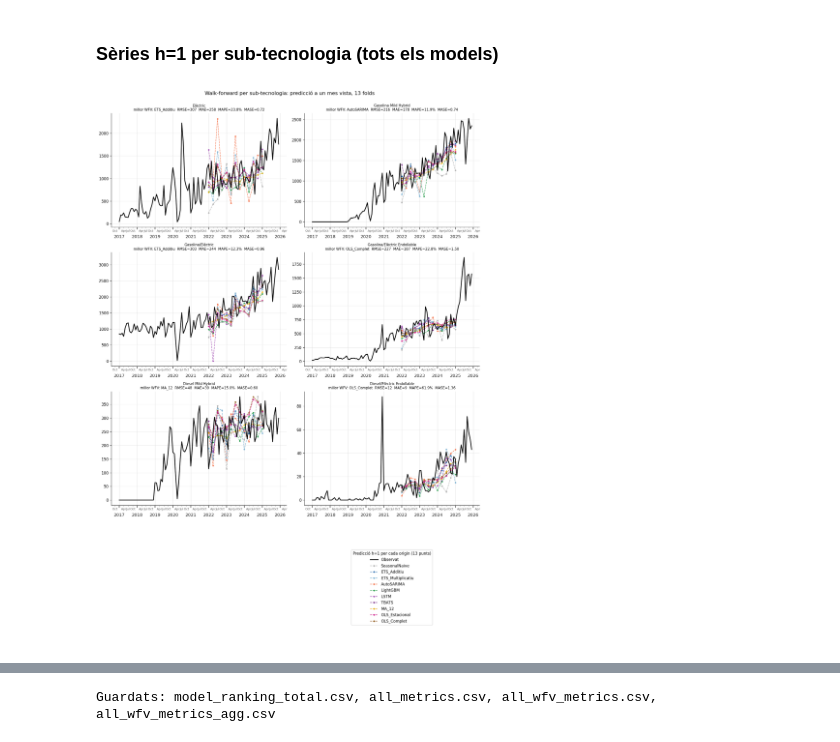
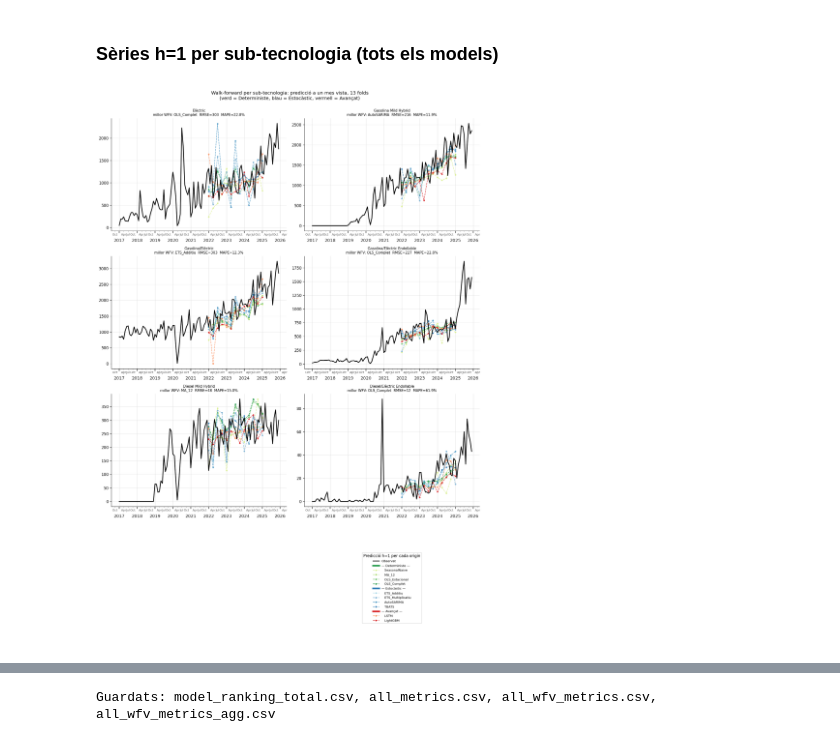
Before and after one commit to C0SBEL/projecte-forecasting, a Jupyter notebook: notebooks/evaluation.ipynb, the cells around one changed output, grey strips where cells are left out. Saved outputs shown, nothing was run; the diff lists cells and outputs as text; code cells hidden in the pictures.

```diff
--- a/notebooks/evaluation.ipynb
+++ b/notebooks/evaluation.ipynb
@@ -648,43 +735,50 @@ fig, axes = plt.subplots(4, 2, figsize=(14, 20))
 axes_flat = axes.flatten()
 
 for i, tech in enumerate(SUB_TECHS):
     ax = axes_flat[i]
     s = pivot_full_ev[tech]
     ax.plot(s.index, s.values, color='black', lw=2, zorder=10)
 
     sub = wfv_forecasts_raw[
         (wfv_forecasts_raw['Tecnologia'] == tech)
         & (wfv_forecasts_raw['h'] == 1)
     ]
-    for model_name in sorted(sub['Model'].unique()):
+    # Ordenar per família
+    models_ordered = sorted(sub['Model'].unique(),
+                            key=lambda m: (FAMILY_ORDER.index(FAMILY_OF[m]), m))
+    for model_name in models_ordered:
         msub = sub[sub['Model'] == model_name].sort_values('date')
         ax.plot(pd.to_datetime(msub['date']), msub['predicted'],
                 color=palette.get(model_name, '#888888'),
                 lw=1.3, ls='--', marker='o', ms=3, alpha=0.85)
 
     best = (wfv_metrics_agg[wfv_metrics_agg['Tecnologia'] == tech]
-            .sort_values('MASE').iloc[0])
+            .sort_values('RMSE').iloc[0])
     ax.set_title(
         f'{tech}\nmillor WFV: {best["Model"]}  RMSE={best["RMSE"]:.0f}  '
-        f'MAE={best["MAE"]:.0f}  MAPE={best["MAPE"]:.1f}%  MASE={best["MASE"]:.2f}',
-        fontsize=9)
+        f'MAPE={best["MAPE"]:.1f}%', fontsize=9)
     format_ts_ax(ax)
 
 # Panells no usats (legend al darrer)
 for j in range(len(SUB_TECHS), len(axes_flat)):
     axes_flat[j].axis('off')
 legend = [Line2D([0], [0], color='black', lw=2, label='Observat')]
-for model_name, c in palette.items():
-    if model_name in wfv_metrics_agg['Model'].unique():
-        legend.append(Line2D([0], [0], color=c, lw=1.3, ls='--', marker='o',
-                             ms=3, label=model_name))
-axes_flat[-1].legend(handles=legend, loc='center', fontsize=10,
-                     title='Predicció h=1 per cada origin (13 punts)')
+for family in FAMILY_ORDER:
+    fam_models = [m for m, f in FAMILY_OF.items() if f == family
+                  and m in wfv_metrics_agg['Model'].unique()]
+    legend.append(Line2D([0], [0], color=FAMILY_COLOR[family], lw=4,
+                         label=f'— {FAMILY_LABEL[family]} —'))
+    for m in fam_models:
+        legend.append(Line2D([0], [0], color=palette[m], lw=1.3, ls='--', marker='o',
+                             ms=3, label=f'   {m}'))
+axes_flat[-1].legend(handles=legend, loc='center', fontsize=8,
+                     title='Predicció h=1 per cada origin')
 
-plt.suptitle('Walk-forward per sub-tecnologia: predicció a un mes vista, 13 folds',
-             fontsize=13, y=1.0)
+plt.suptitle('Walk-forward per sub-tecnologia: predicció a un mes vista, 13 folds\n'
+             '(verd = Deterministe, blau = Estocàstic, vermell = Avançat)',
+             fontsize=12, y=1.0)
 plt.tight_layout()
 plt.savefig(FIGURES_DIR / 'fig_21_wfv_series_per_tech.png', bbox_inches='tight')
 plt.show()
 # %% [output]
-[figure, old version]
+[figure, new version]
```
Also changed, not shown: parts of 15 cells of this notebook, 41 other files.
